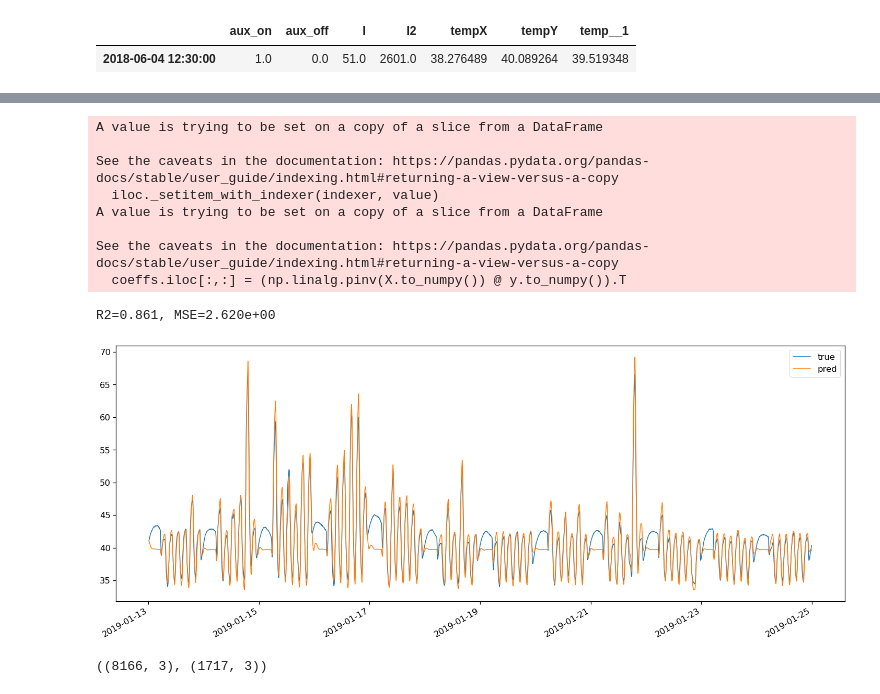
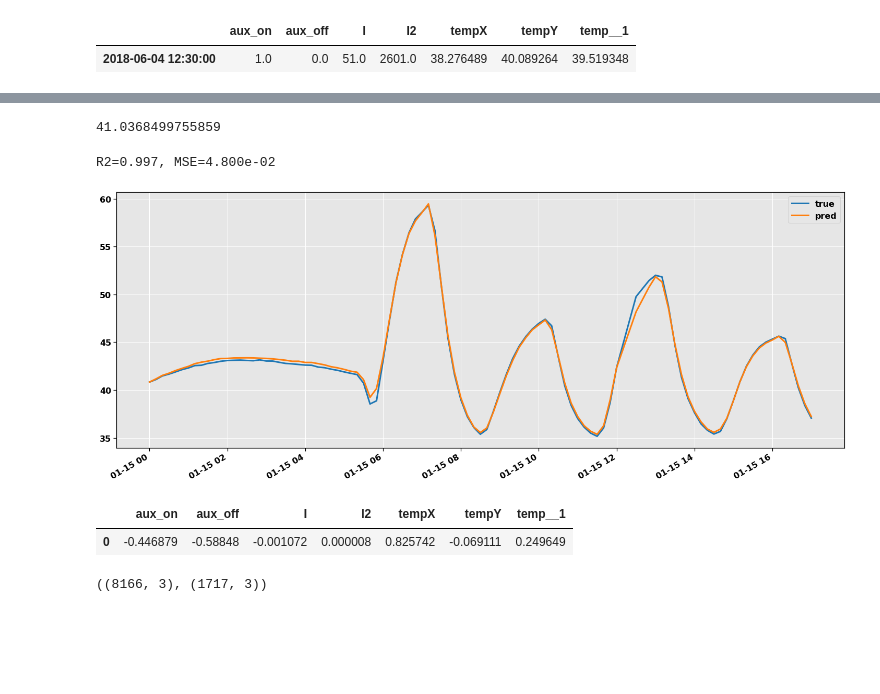
Before and after one commit to fonstelien/FYS-STK4155, a Jupyter notebook: project3/source/project3.ipynb, the cells around one changed output, grey strips where cells are left out. Cells and saved outputs as stored; diff of their text form; code cells hidden in the pictures; blank space fills up the shorter version.

```diff
--- a/project3/source/project3.ipynb
+++ b/project3/source/project3.ipynb
@@ -60,44 +87,41 @@ y_pred
+# %%
+t0
+# %% [output]
+41.0368499755859
 # %%
 start = None
 end = '2018-08-01 00:00:00'
-X_train, y_train = X[start:end], y[start:end]
+X_train, y_train = X[start:end].copy(), y[start:end].copy()
 
-start='2019-01-13 00:00:00'
+start='2019-01-15 00:00:00'
 end='2019-01-25 00:00:00'
-X_test, y_test = X[start:end], y[start:end]
+X_test, y_test = X[start:end].copy(), y[start:end].copy()
 
-#scaler = skl.preprocessing.MinMaxScaler()
-#scaler.fit(X_train)
-#X_train.iloc[:,:] = scaler.transform(X_train)
-#X_test.iloc[:,:] = scaler.transform(X_test)
+#X_train, X_test = ar.scale(X_train, X_test, cols=['I', 'I2', 'tempX', 'tempY', 'temp__1'])
 
 coeffs = ar.ols(X_train, y_train)
 
-y_pred = ar.evaluate(coeffs, X_test, y_test['temp'][0])
+t0 = y_test['temp'][0]
+y_pred = ar.evaluate(coeffs, X_test, t0)
 
 fig, axes = plt.subplots(nrows=1, ncols=1, figsize=(25,10))
 ax = axes
-y_test.plot(ax=ax)
-y_pred.plot(ax=ax)
+y_test.iloc[0:100].plot(ax=ax)
+y_pred.iloc[0:100].plot(ax=ax)
 
 
 r2 = skl.metrics.r2_score(y_test, y_pred)
 mse = skl.metrics.mean_squared_error(y_test, y_pred)
 print(f'R2={r2:.3f}, MSE={mse:.3e}')
 
 ax.legend(['true', 'pred'])
 plt.show()
+coeffs
 # %% [output]
-A value is trying to be set on a copy of a slice from a DataFrame
-
-See the caveats in the documentation: https://pandas.pydata.org/pandas-docs/stable/user_guide/indexing.html#returning-a-view-versus-a-copy
-  iloc._setitem_with_indexer(indexer, value)
-A value is trying to be set on a copy of a slice from a DataFrame
-
-See the caveats in the documentation: https://pandas.pydata.org/pandas-docs/stable/user_guide/indexing.html#returning-a-view-versus-a-copy
-  coeffs.iloc[:,:] = (np.linalg.pinv(X.to_numpy()) @ y.to_numpy()).T
+R2=0.997, MSE=4.800e-02
-R2=0.861, MSE=2.620e+00
-[figure, old version]
+[figure, new version]
+|  | aux_on | aux_off | I | I2 | tempX | tempY | temp__1 |
+| 0 | -0.446879 | -0.58848 | -0.001072 | 0.000008 | 0.825742 | -0.069111 | 0.249649 |
 # %%
 def reshape(X, y, batch_size):
     n, p = X.shape
```
Also changed, not shown: parts of 6 cells of this notebook, 2 other files.
